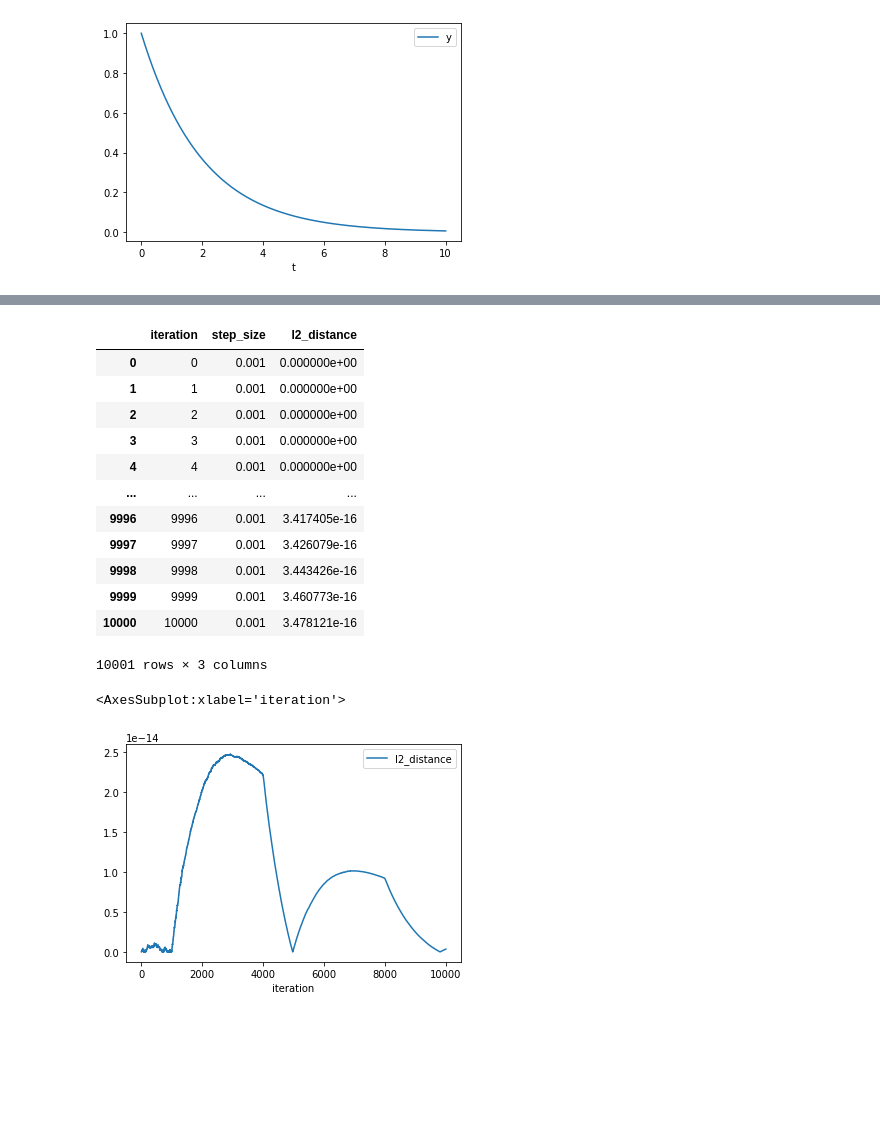
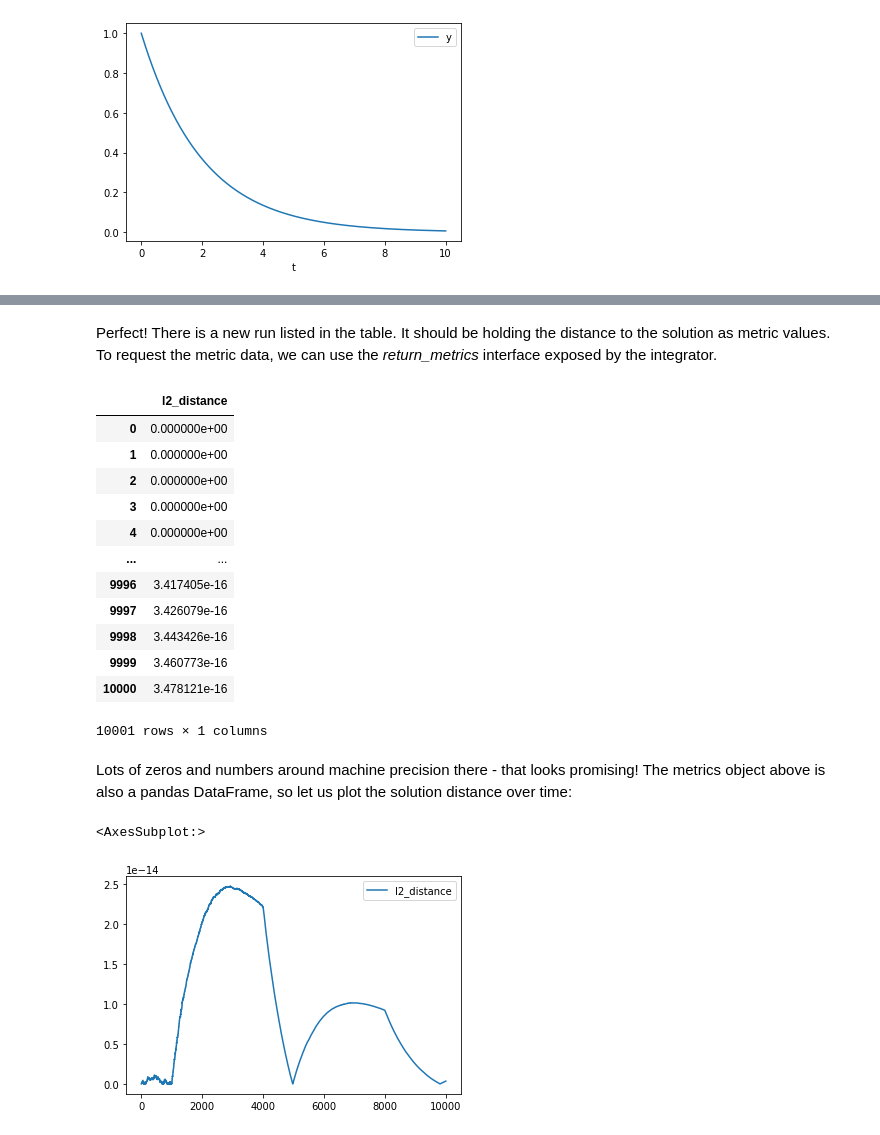
Before and after one commit to nicholasjng/ode-explorer, a Jupyter notebook: demo/exponential_decay.ipynb, the cells around one changed output, grey strips where cells are left out. Cells and saved outputs as stored; diff of their text form; code cells hidden in the pictures; blank space fills up the shorter version.

```diff
--- a/demo/exponential_decay.ipynb
+++ b/demo/exponential_decay.ipynb
@@ -95,23 +156,27 @@ INFO:ode_explorer.integrator.Integrator:Finished integration.
+# %% [markdown]
+Perfect! There is a new run listed in the table. It should be holding the distance to the solution as metric values. To request the metric data, we can use the *return_metrics* interface exposed by the integrator.
 # %%
-metrics = integrator.return_metrics(model=model)
+metrics = integrator.return_metrics(run_id="latest")
 
 metrics
 # %% [output]
-|  | iteration | step_size | l2_distance |
-| 0 | 0 | 0.001 | 0.000000e+00 |
-| 1 | 1 | 0.001 | 0.000000e+00 |
-| 2 | 2 | 0.001 | 0.000000e+00 |
-| 3 | 3 | 0.001 | 0.000000e+00 |
-| 4 | 4 | 0.001 | 0.000000e+00 |
-| ... | ... | ... | ... |
-| 9996 | 9996 | 0.001 | 3.417405e-16 |
-| 9997 | 9997 | 0.001 | 3.426079e-16 |
-| 9998 | 9998 | 0.001 | 3.443426e-16 |
-| 9999 | 9999 | 0.001 | 3.460773e-16 |
-| 10000 | 10000 | 0.001 | 3.478121e-16 |
+|  | l2_distance |
+| 0 | 0.000000e+00 |
+| 1 | 0.000000e+00 |
+| 2 | 0.000000e+00 |
+| 3 | 0.000000e+00 |
+| 4 | 0.000000e+00 |
+| ... | ... |
+| 9996 | 3.417405e-16 |
+| 9997 | 3.426079e-16 |
+| 9998 | 3.443426e-16 |
+| 9999 | 3.460773e-16 |
+| 10000 | 3.478121e-16 |
-10001 rows × 3 columns
+10001 rows × 1 columns
+# %% [markdown]
+Lots of zeros and numbers around machine precision there - that looks promising! The metrics object above is also a pandas DataFrame, so let us plot the solution distance over time:
 # %%
-metrics.plot(x="iteration", y="l2_distance")
+metrics.plot()
 # %% [output]
-<AxesSubplot:xlabel='iteration'>
+<AxesSubplot:>
-[figure, old version]
+[figure, new version]
```
Also changed, not shown: parts of 36 cells of this notebook.
